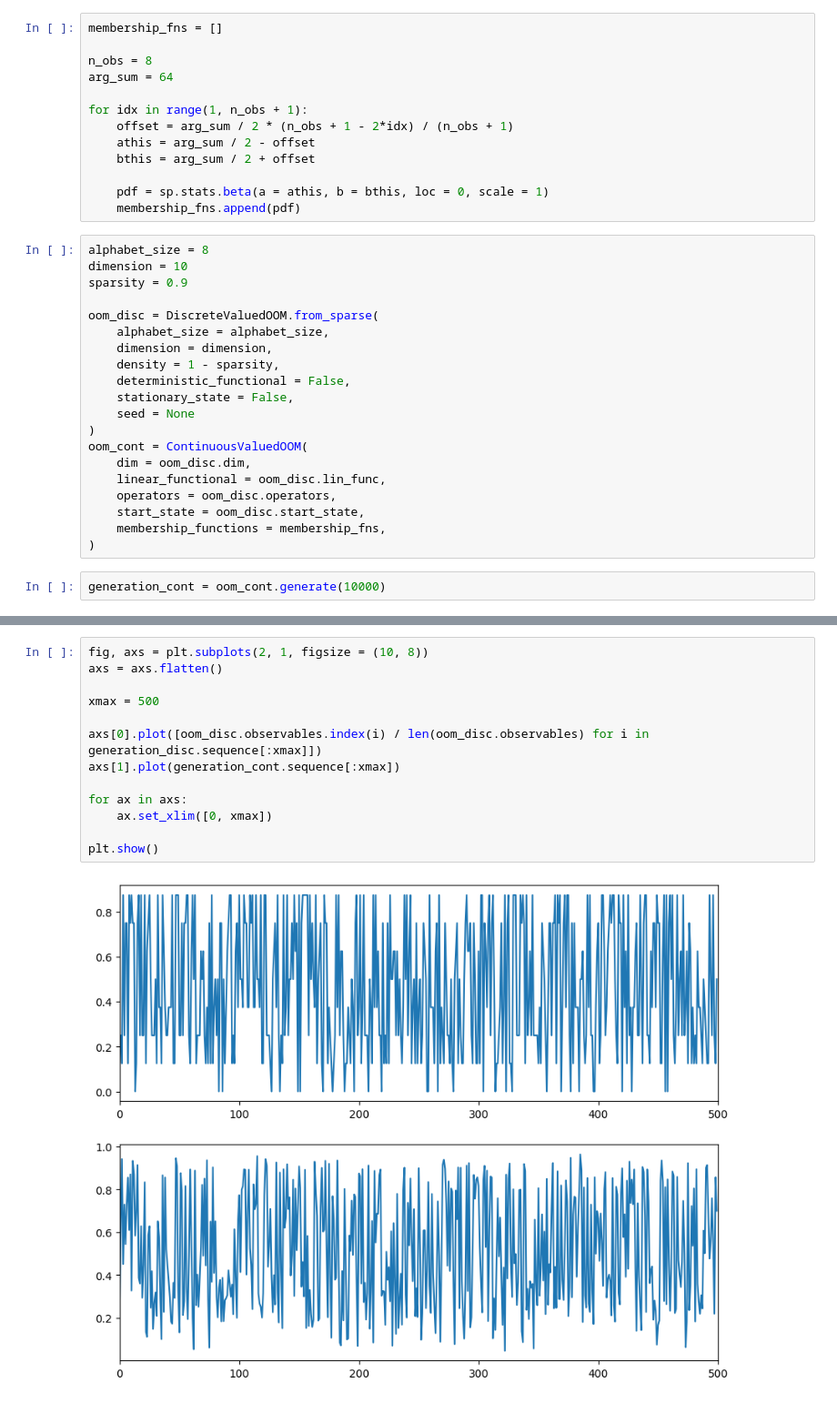
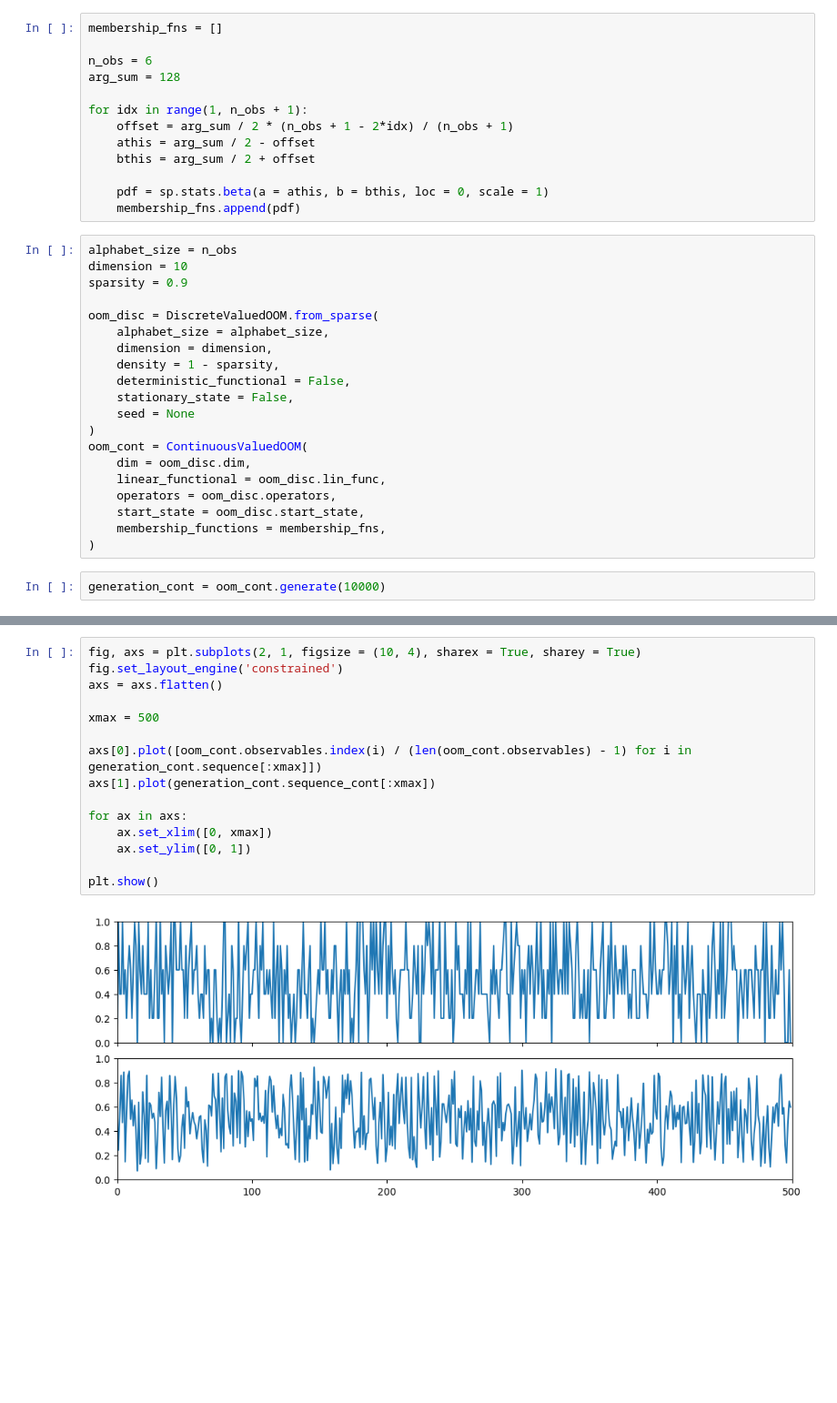
Before and after one commit to ctmht/continuous_ooms, a Jupyter notebook: notebooks/continuous_ooms_tests.ipynb, the cells around one changed output, grey strips where cells are left out. Shown at 91% size. Saved outputs shown, nothing was run; the diff lists cells and outputs as text; blank space fills up the shorter version.

```diff
--- a/notebooks/continuous_ooms_tests.ipynb
+++ b/notebooks/continuous_ooms_tests.ipynb
@@ -28,8 +28,8 @@ from IPython import display
 # %%
 membership_fns = []
 
-n_obs = 8
-arg_sum = 64
+n_obs = 6
+arg_sum = 128
 
 for idx in range(1, n_obs + 1):
     offset = arg_sum / 2 * (n_obs + 1 - 2*idx) / (n_obs + 1)
@@ -39,7 +39,7 @@ for idx in range(1, n_obs + 1):
     pdf = sp.stats.beta(a = athis, b = bthis, loc = 0, scale = 1)
     membership_fns.append(pdf)
 # %%
-alphabet_size = 8
+alphabet_size = n_obs
 dimension = 10
 sparsity = 0.9
 
@@ -65,16 +154,18 @@ generation_disc = oom_disc.generate(10000)
 # %%
-fig, axs = plt.subplots(2, 1, figsize = (10, 8))
+fig, axs = plt.subplots(2, 1, figsize = (10, 4), sharex = True, sharey = True)
+fig.set_layout_engine('constrained')
 axs = axs.flatten()
 
 xmax = 500
 
-axs[0].plot([oom_disc.observables.index(i) / len(oom_disc.observables) for i in generation_disc.sequence[:xmax]])
-axs[1].plot(generation_cont.sequence[:xmax])
+axs[0].plot([oom_cont.observables.index(i) / (len(oom_cont.observables) - 1) for i in generation_cont.sequence[:xmax]])
+axs[1].plot(generation_cont.sequence_cont[:xmax])
 
 for ax in axs:
     ax.set_xlim([0, xmax])
+    ax.set_ylim([0, 1])
 
 plt.show()
 # %% [output]
-[figure, old version]
+[figure, new version]
 # %%
```
Also changed, not shown: parts of 7 cells of this notebook, 9 other files.
